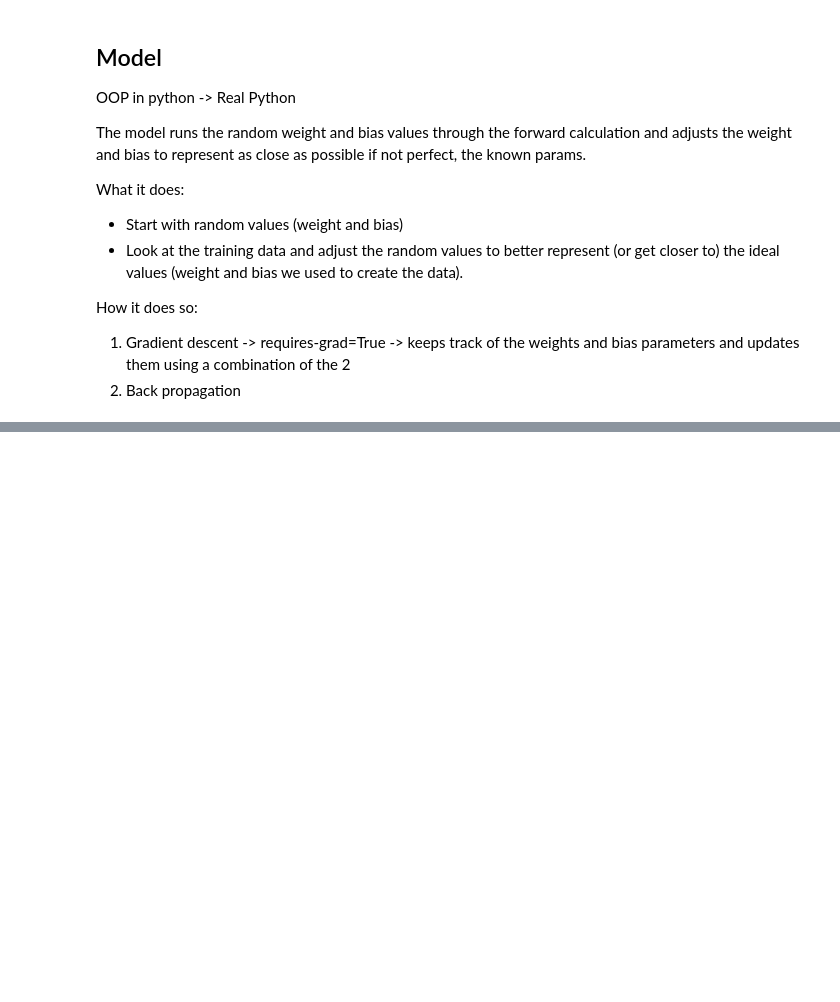
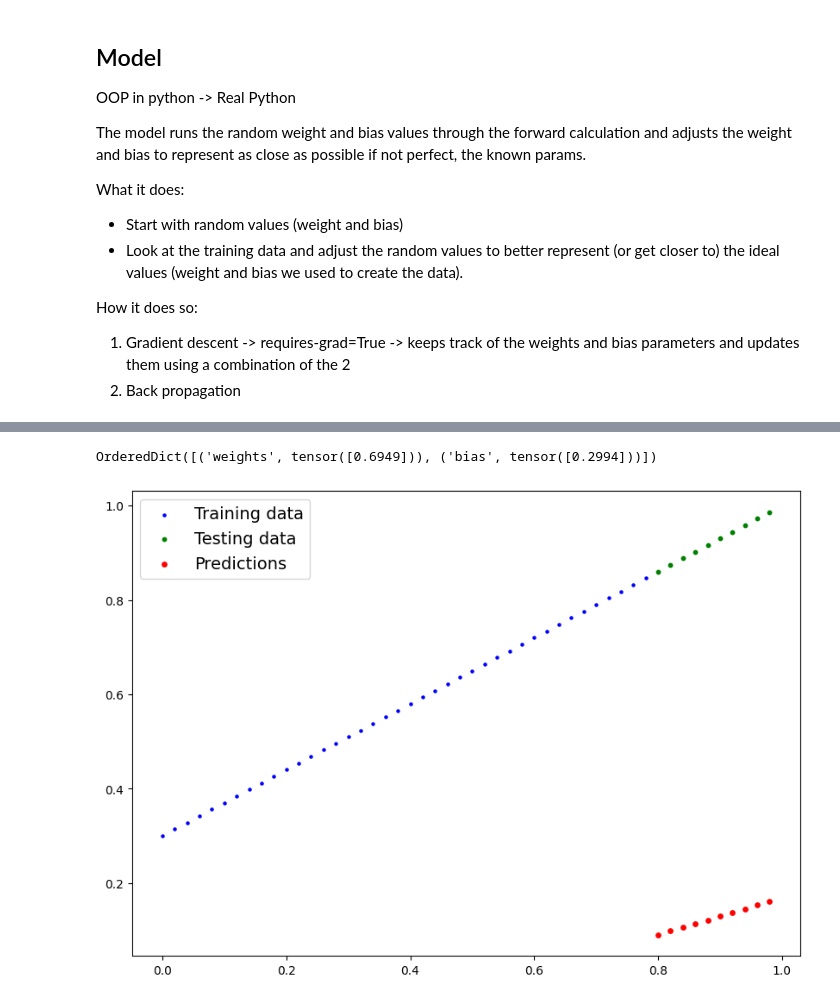
Before and after one commit to jsilryan/Chatbot-Practice, a Jupyter notebook: Pytorch_Workflow.ipynb, the cells around one changed output, grey strips where cells are left out. Cells and saved outputs as stored; diff of their text form; code cells hidden in the pictures; blank space fills up the shorter version.

```diff
--- a/Pytorch_Workflow.ipynb
+++ b/Pytorch_Workflow.ipynb
@@ -318,0 +533,8 @@ class LinearRegressionModel(nn.Module): #<-Inherit almost everything on Pytorch
+# %%
+model_0.state_dict()
+# %% [output]
+OrderedDict([('weights', tensor([0.6949])), ('bias', tensor([0.2994]))])
+# %%
+plot_predictions(predictions=y_preds)
+# %% [output]
+[figure, added]
```
Also changed, not shown: parts of 64 cells of this notebook.
